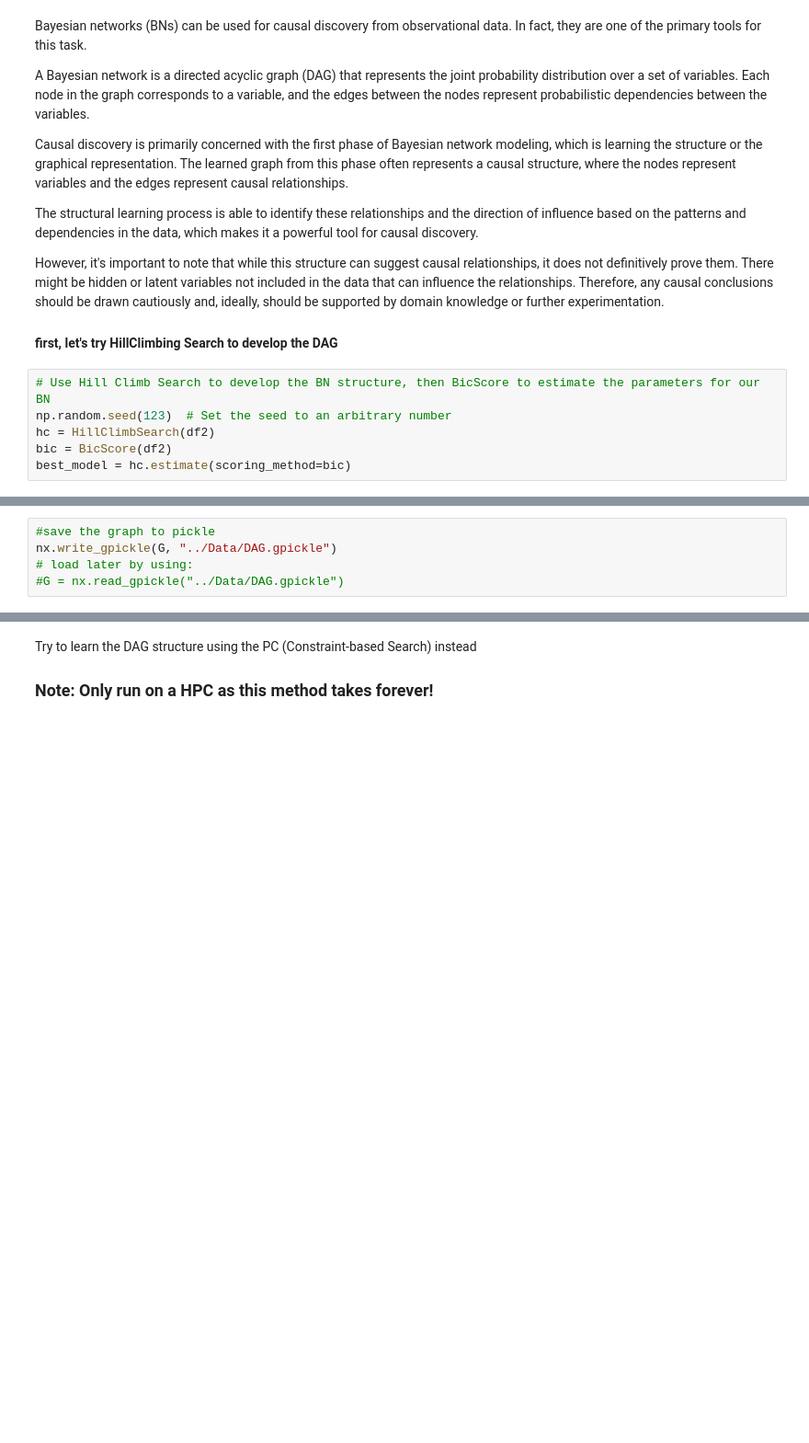
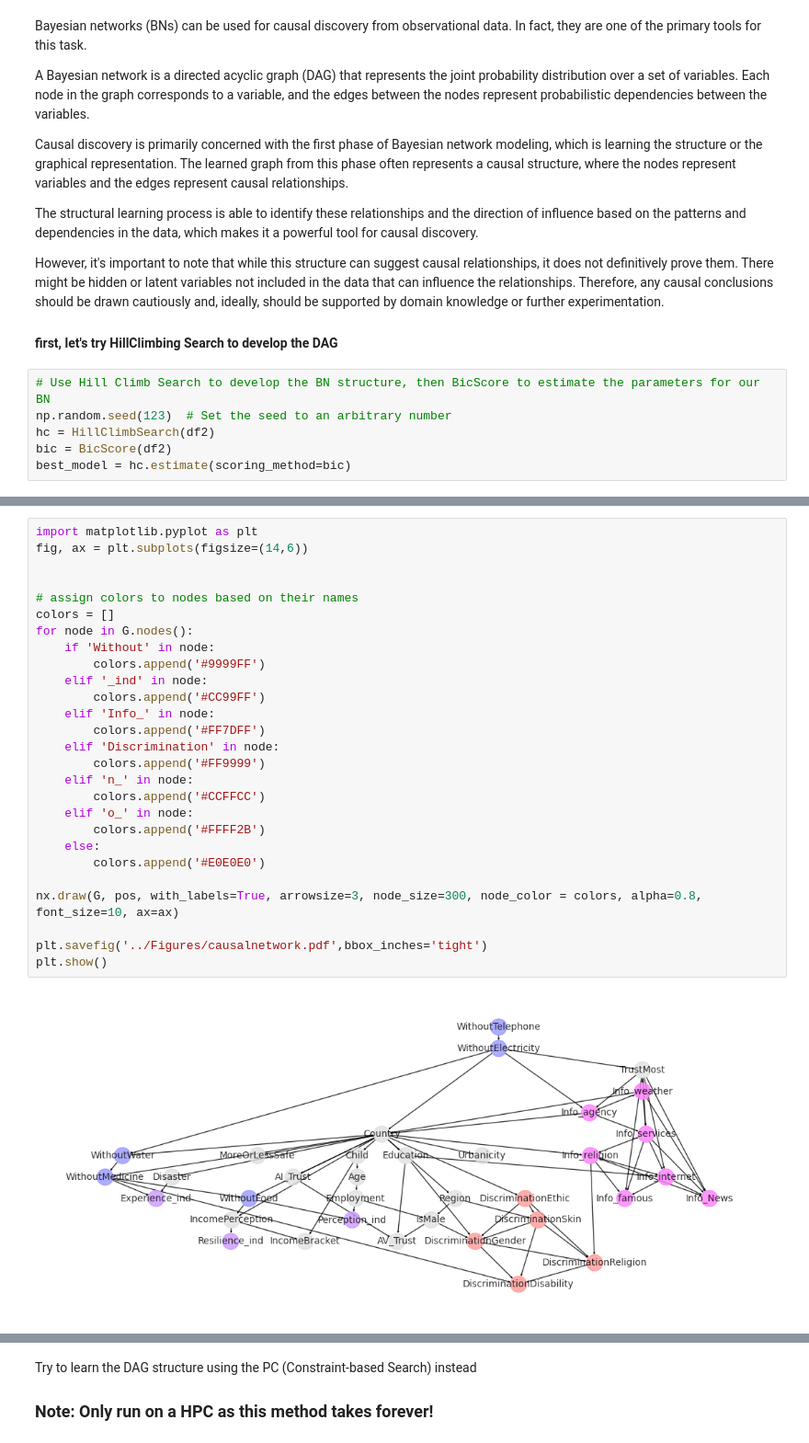
Before and after one commit to leminhkieu/Perception-experience-and-resilience-to-risks-a-global-analysis, a Jupyter notebook: Codes/Causal_discovery_inference.ipynb, the cells around one changed output, grey strips where cells are left out. Shown at 92% size. Drawn from its saved outputs; the diff is of its cells as text; blank space fills up the shorter version.

```diff
--- a/Codes/Causal_discovery_inference.ipynb
+++ b/Codes/Causal_discovery_inference.ipynb
@@ -304,5 +307,29 @@ plt.show()
-# %%
-#save the graph to pickle
-nx.write_gpickle(G, "../Data/DAG.gpickle")
-# load later by using:
-#G = nx.read_gpickle("../Data/DAG.gpickle")
+# %%
+import matplotlib.pyplot as plt
+fig, ax = plt.subplots(figsize=(14,6))
+
+
+# assign colors to nodes based on their names
+colors = []
+for node in G.nodes():
+    if 'Without' in node:
+        colors.append('#9999FF')
+    elif '_ind' in node:
+        colors.append('#CC99FF')
+    elif 'Info_' in node:
+        colors.append('#FF7DFF')
+    elif 'Discrimination' in node:
+        colors.append('#FF9999')
+    elif 'n_' in node:
+        colors.append('#CCFFCC')
+    elif 'o_' in node:
+        colors.append('#FFFF2B')
+    else:
+        colors.append('#E0E0E0')
+
+nx.draw(G, pos, with_labels=True, arrowsize=3, node_size=300, node_color = colors, alpha=0.8, font_size=10, ax=ax)
+
+plt.savefig('../Figures/causalnetwork.pdf',bbox_inches='tight')
+plt.show()
+# %% [output]
+[figure, added]
```
Also changed, not shown: parts of 9 cells of this notebook, 5 other files.
